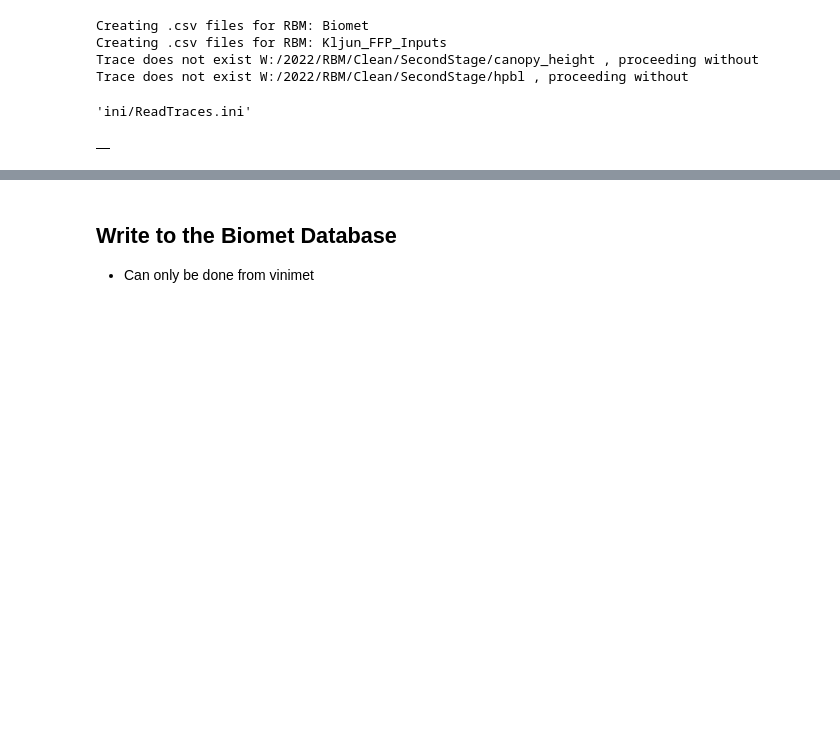
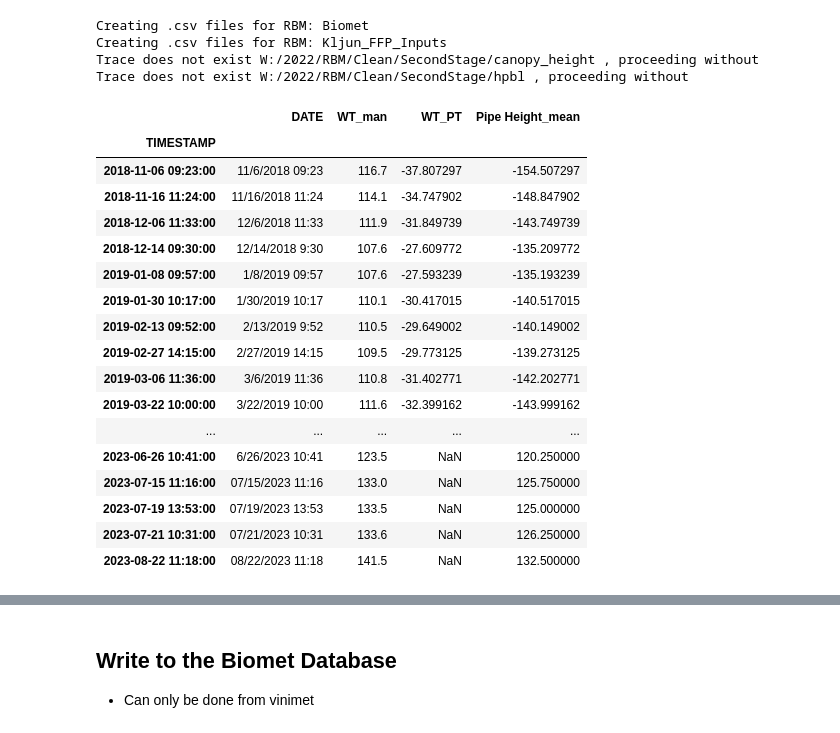
Before and after one commit to June-Skeeter/Micromet.py, a Jupyter notebook: Biomet_Database_Functions/callFunctions.ipynb, the cells around one changed output, grey strips where cells are left out. Saved outputs shown, nothing was run; the diff lists cells and outputs as text; code cells hidden in the pictures; blank space fills up the shorter version.

```diff
--- a/Biomet_Database_Functions/callFunctions.ipynb
+++ b/Biomet_Database_Functions/callFunctions.ipynb
@@ -13,17 +13,64 @@ Creating .csv files for RBM: Biomet
 Creating .csv files for RBM: Kljun_FFP_Inputs
 Trace does not exist W:/2022/RBM/Clean/SecondStage/canopy_height , proceeding without
 Trace does not exist W:/2022/RBM/Clean/SecondStage/hpbl , proceeding without
-# %%
-import configparser
-
-config = configparser.ConfigParser()
-config.read('ini/config.ini')
-config.read(config['Read']['ini'])
-config['Output']['Requests']
-config['Read']['ini']
-# %% [output]
-'ini/ReadTraces.ini'
-# %%
-Make.AllData.head()
-# %% [output]
-|  |
+# %%
+import pandas as pd
+# BB1
+df = pd.read_html('https://docs.google.com/spreadsheets/d/1RhvyM41GKP_6CTKsQPLCu5TCIeQ4HDtnW9MHw8Iof70/edit?usp=sharing',
+            #  flavor='bs4',
+            skiprows=1,
+             encoding='utf8')[0]
+
+drop = ['1']
+for c in df.columns:
+    if 'Unnamed:' in c:
+        drop.append(c)
+
+newDF=df.drop(columns=drop)
+newDF = newDF.loc[newDF[['DATE','WT_man','Pipe Height_mean']].isna().sum(axis=1)<=1]
+
+newDF['TIMESTAMP']=pd.DatetimeIndex(newDF['DATE'])
+newDF = newDF.set_index('TIMESTAMP')
+
+# newDF['Pipe Height_mean'] = newDF['Pipe Height_mean'].fillna(newDF['WT_PT']-newDF['WT_man'])
+newDF
+
+# # BB2
+# df = pd.read_html('https://docs.google.com/spreadsheets/d/1VG6HpWcjh1SNtswwtXXZmtyn1mAR0zM0URKVTRZ8p-k/edit?usp=sharing',
+#             #  flavor='bs4',
+#             skiprows=1,
+#              encoding='utf8')[0]
+
+
+# drop = ['1']
+# for c in df.columns:
+#     if 'Unnamed:' in c:
+#         drop.append(c)
+
+# newDF=df.drop(columns=drop)
+# newDF = newDF.loc[newDF[['DATE','WT_man','Pipe Height']].isna().sum(axis=1)<=1]
+
+# newDF['TIMESTAMP']=pd.DatetimeIndex(newDF['DATE'])
+# newDF = newDF.set_index('TIMESTAMP')
+# newDF['Pipe Height'] = newDF['Pipe Height'].fillna(newDF['WT_man']+newDF['WT_PT'])
+
+# newDF
+# %% [output]
+|  | DATE | WT_man | WT_PT | Pipe Height_mean |
+| TIMESTAMP |  |  |  |  |
+| 2018-11-06 09:23:00 | 11/6/2018 09:23 | 116.7 | -37.807297 | -154.507297 |
+| 2018-11-16 11:24:00 | 11/16/2018 11:24 | 114.1 | -34.747902 | -148.847902 |
+| 2018-12-06 11:33:00 | 12/6/2018 11:33 | 111.9 | -31.849739 | -143.749739 |
+| 2018-12-14 09:30:00 | 12/14/2018 9:30 | 107.6 | -27.609772 | -135.209772 |
+| 2019-01-08 09:57:00 | 1/8/2019 09:57 | 107.6 | -27.593239 | -135.193239 |
+| 2019-01-30 10:17:00 | 1/30/2019 10:17 | 110.1 | -30.417015 | -140.517015 |
+| 2019-02-13 09:52:00 | 2/13/2019 9:52 | 110.5 | -29.649002 | -140.149002 |
+| 2019-02-27 14:15:00 | 2/27/2019 14:15 | 109.5 | -29.773125 | -139.273125 |
+| 2019-03-06 11:36:00 | 3/6/2019 11:36 | 110.8 | -31.402771 | -142.202771 |
+| 2019-03-22 10:00:00 | 3/22/2019 10:00 | 111.6 | -32.399162 | -143.999162 |
+| ... | ... | ... | ... | ... |
+| 2023-06-26 10:41:00 | 6/26/2023 10:41 | 123.5 | NaN | 120.250000 |
+| 2023-07-15 11:16:00 | 07/15/2023 11:16 | 133.0 | NaN | 125.750000 |
+| 2023-07-19 13:53:00 | 07/19/2023 13:53 | 133.5 | NaN | 125.000000 |
+| 2023-07-21 10:31:00 | 07/21/2023 10:31 | 133.6 | NaN | 126.250000 |
+| 2023-08-22 11:18:00 | 08/22/2023 11:18 | 141.5 | NaN | 132.500000 |
```
Also changed, not shown: parts of 1 cell of this notebook, 3 other files.
